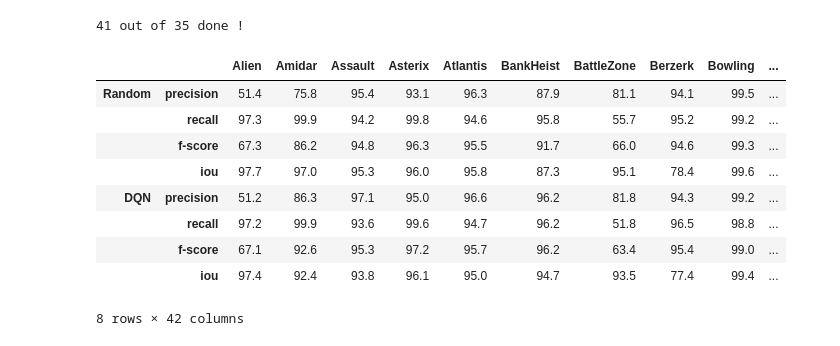
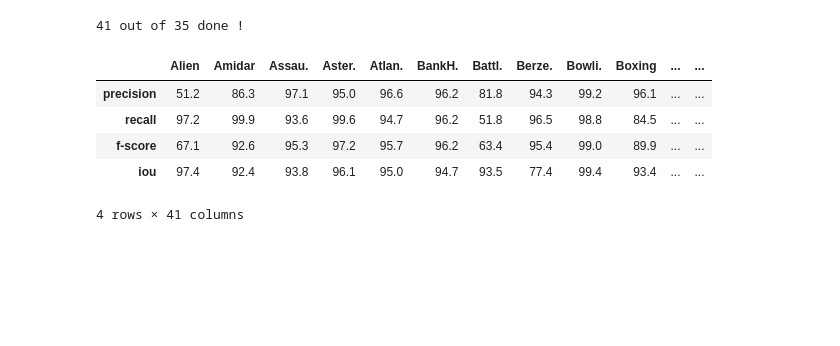
Before and after one commit to k4ntz/OC_Atari, a Jupyter notebook: scripts/extract_latex_horizontal.ipynb, the cells around one changed output. Cells and saved outputs as stored; diff of their text form; code cells hidden in the pictures; blank space fills up the shorter version.

```diff
--- a/scripts/extract_latex_horizontal.ipynb
+++ b/scripts/extract_latex_horizontal.ipynb
@@ -11,33 +11,37 @@ with open(pkl_report_file, "rb") as savefile:
 # %%
 df = df[~df.index.duplicated(keep='last')]
 nb_games = len(df)
 print(colored(f"{nb_games} out of 35 done !"))
 
 # df.fillna("N/A", inplace=True)
 dfT = df.T
 # dfT["mean"] = dfT.mean(axis=1)
 df = dfT.T
 
 df = df.round(1)
 
 dfT = dfT.drop(index=("C51"))
+dfT = dfT.drop(index=("Random"))
 
-dfT["Scale (\%)"] = np.array([100, 85, 70, 57, 43, 28, 14, 0])
+# dfT["Scale"] = np.array([100, 66, 33, 0])
+dfT = dfT.reset_index(level=[0]).drop(["level_0"], axis=1)
+cols = dfT.columns.tolist()
+capnames = {}
+for col in cols:
+    if len(col) > 6:
+        capnames[col] = col[0:5] + "."
+    else:
+        capnames[col] = col
+dfT = dfT.rename(columns=capnames)
+dfT
 # %% [output]
 41 out of 35 done !
+|  | Alien | Amidar | Assau. | Aster. | Atlan. | BankH. | Battl. | Berze. | Bowli. | Boxing | ... | ... |
+| precision | 51.2 | 86.3 | 97.1 | 95.0 | 96.6 | 96.2 | 81.8 | 94.3 | 99.2 | 96.1 | ... | ... |
+| recall | 97.2 | 99.9 | 93.6 | 99.6 | 94.7 | 96.2 | 51.8 | 96.5 | 98.8 | 84.5 | ... | ... |
+| f-score | 67.1 | 92.6 | 95.3 | 97.2 | 95.7 | 96.2 | 63.4 | 95.4 | 99.0 | 89.9 | ... | ... |
+| iou | 97.4 | 92.4 | 93.8 | 96.1 | 95.0 | 94.7 | 93.5 | 77.4 | 99.4 | 93.4 | ... | ... |
+4 rows × 41 columns
-# %%
-dfT
-# %% [output]
-|  |  | Alien | Amidar | Assault | Asterix | Atlantis | BankHeist | BattleZone | Berzerk | Bowling | ... |
-| Random | precision | 51.4 | 75.8 | 95.4 | 93.1 | 96.3 | 87.9 | 81.1 | 94.1 | 99.5 | ... |
-|  | recall | 97.3 | 99.9 | 94.2 | 99.8 | 94.6 | 95.8 | 55.7 | 95.2 | 99.2 | ... |
-|  | f-score | 67.3 | 86.2 | 94.8 | 96.3 | 95.5 | 91.7 | 66.0 | 94.6 | 99.3 | ... |
-|  | iou | 97.7 | 97.0 | 95.3 | 96.0 | 95.8 | 87.3 | 95.1 | 78.4 | 99.6 | ... |
-| DQN | precision | 51.2 | 86.3 | 97.1 | 95.0 | 96.6 | 96.2 | 81.8 | 94.3 | 99.2 | ... |
-|  | recall | 97.2 | 99.9 | 93.6 | 99.6 | 94.7 | 96.2 | 51.8 | 96.5 | 98.8 | ... |
-|  | f-score | 67.1 | 92.6 | 95.3 | 97.2 | 95.7 | 96.2 | 63.4 | 95.4 | 99.0 | ... |
-|  | iou | 97.4 | 92.4 | 93.8 | 96.1 | 95.0 | 94.7 | 93.5 | 77.4 | 99.4 | ... |
-8 rows × 42 columns
 # %%
 styler = dfT.style
 styler.background_gradient(cmap='Spectral', vmin=0, vmax=100,)
```
Also changed, not shown: parts of 5 cells of this notebook, 2 other files.
